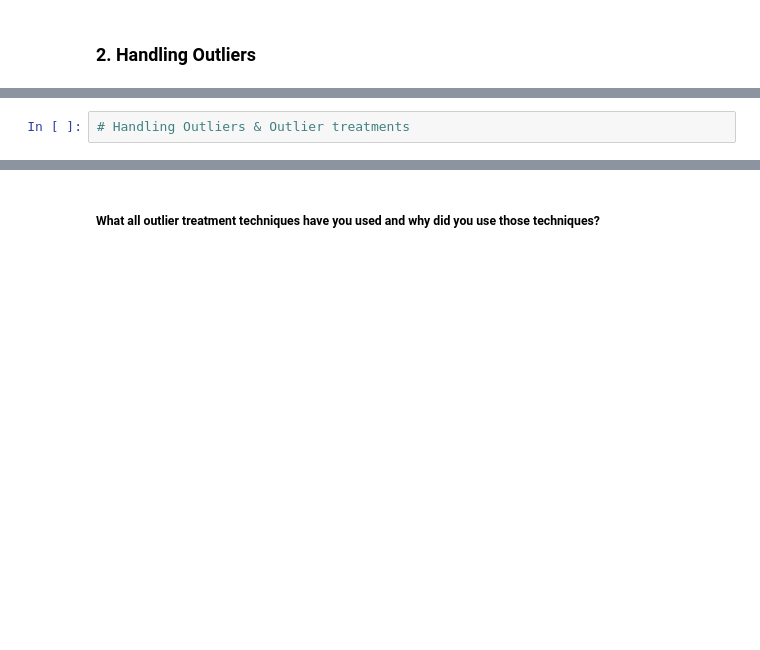
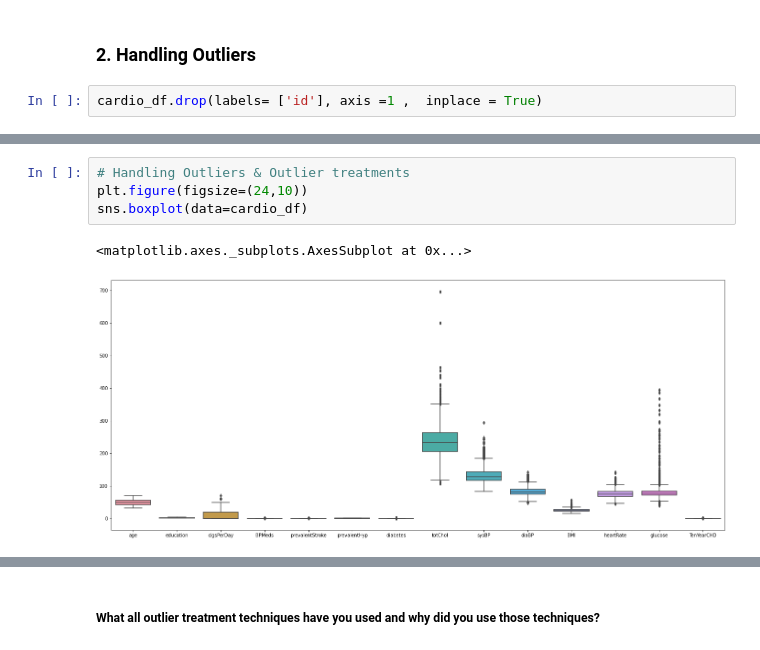
Before and after one commit to Sridharpadhy/Cardiovascular-Risk-Prediction, a Jupyter notebook: Sridhar_ML_Classification_Capstone_Project_Cardiovascular_Risk_Prediction_.ipynb, the cells around one changed output, grey strips where cells are left out. Drawn from its saved outputs; the diff is of its cells as text; blank space fills up the shorter version.

```diff
--- a/Sridhar_ML_Classification_Capstone_Project_Cardiovascular_Risk_Prediction_.ipynb
+++ b/Sridhar_ML_Classification_Capstone_Project_Cardiovascular_Risk_Prediction_.ipynb
@@ -855,3 +935,5 @@ Answer Here.
 Answer Here.
 # %% [markdown]
 ### 2. Handling Outliers
+# %%
+cardio_df.drop(labels= ['id'], axis =1 ,  inplace = True)
@@ -858,2 +956,7 @@ Answer Here.
 # %%
 # Handling Outliers & Outlier treatments
+plt.figure(figsize=(24,10))
+sns.boxplot(data=cardio_df)
+# %% [output]
+<matplotlib.axes._subplots.AxesSubplot at 0x...>
+[figure, added]
```
Also changed, not shown: parts of 123 cells of this notebook.
